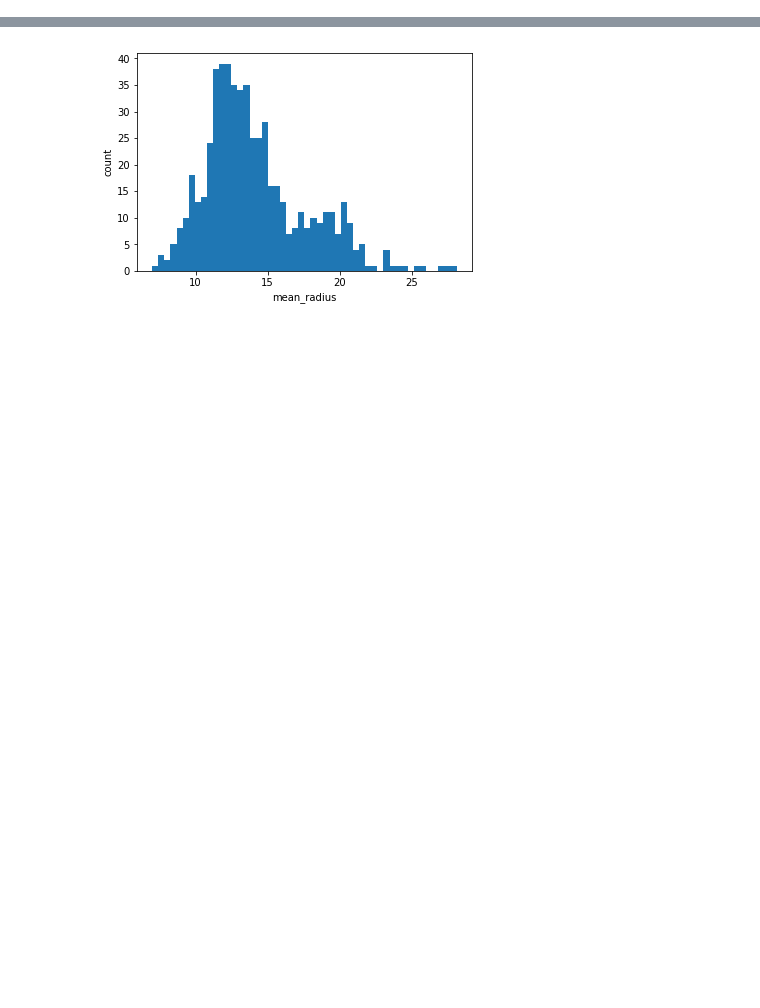
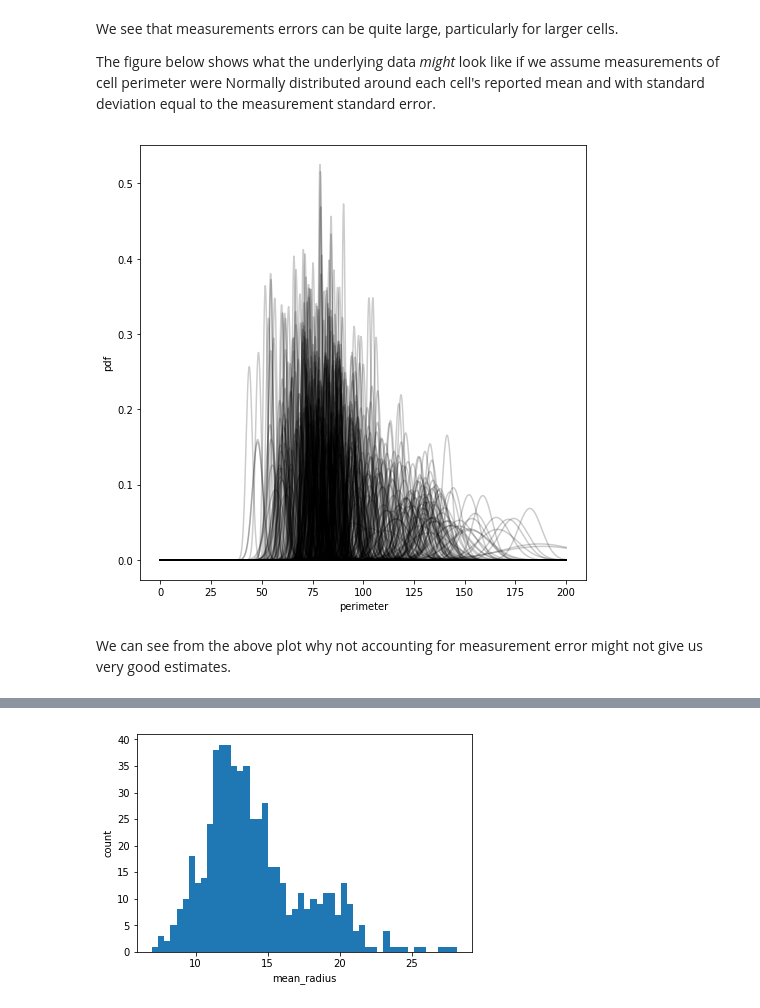
Before and after one commit to CJosephides/WDBC, a Jupyter notebook: wdbc_bayesian.ipynb, the cells around one changed output, grey strips where cells are left out. Cells and saved outputs as stored; diff of their text form; code cells hidden in the pictures; blank space fills up the shorter version.

```diff
--- a/wdbc_bayesian.ipynb
+++ b/wdbc_bayesian.ipynb
@@ -32,0 +51,17 @@ Plot a histogram of the mean radius feature.
+# %% [markdown]
+We see that measurements errors can be quite large, particularly for larger cells.
+
+The figure below shows what the underlying data *might* look like if we assume measurements of cell perimeter were Normally distributed around each cell's reported mean and with standard deviation equal to the measurement standard error.
+# %%
+p_range = np.linspace(0, 200, 1000)
+fig, ax = plt.subplots(1, 1, figsize=(8,8))
+
+for i in range(P.shape[0]):
+    ax.plot(p_range, stats.norm.pdf(p_range, loc=P.values[i], scale=S.values[i]), color='k', alpha=0.2)
+
+ax.set_xlabel("perimeter")
+_ = ax.set_ylabel("pdf")
+# %% [output]
+[figure, added]
+# %% [markdown]
+We can see from the above plot why not accounting for measurement error might not give us very good estimates.
```
Also changed, not shown: parts of 22 cells of this notebook.
